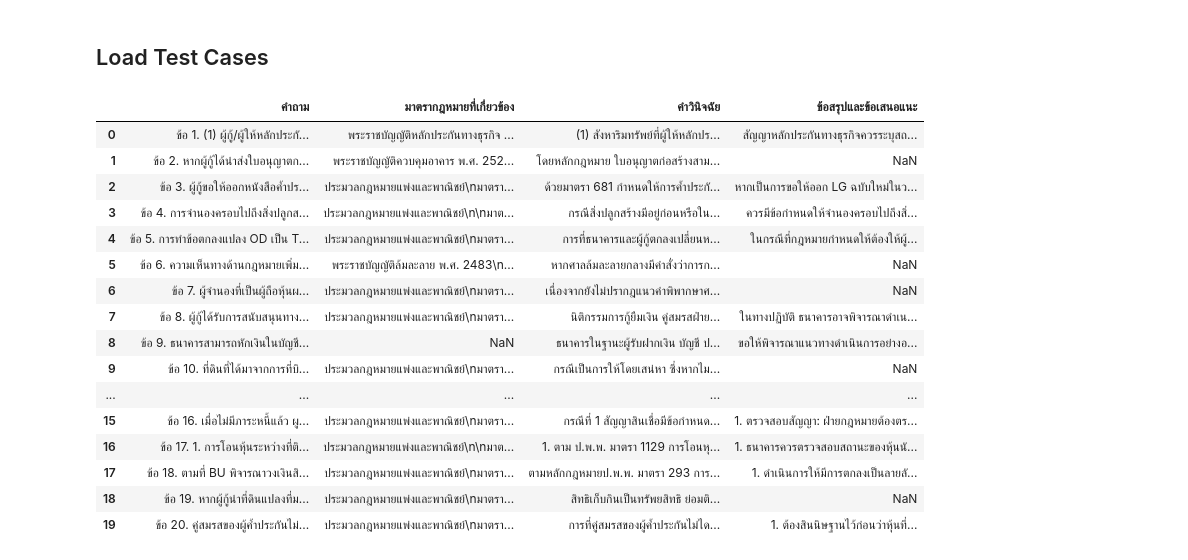
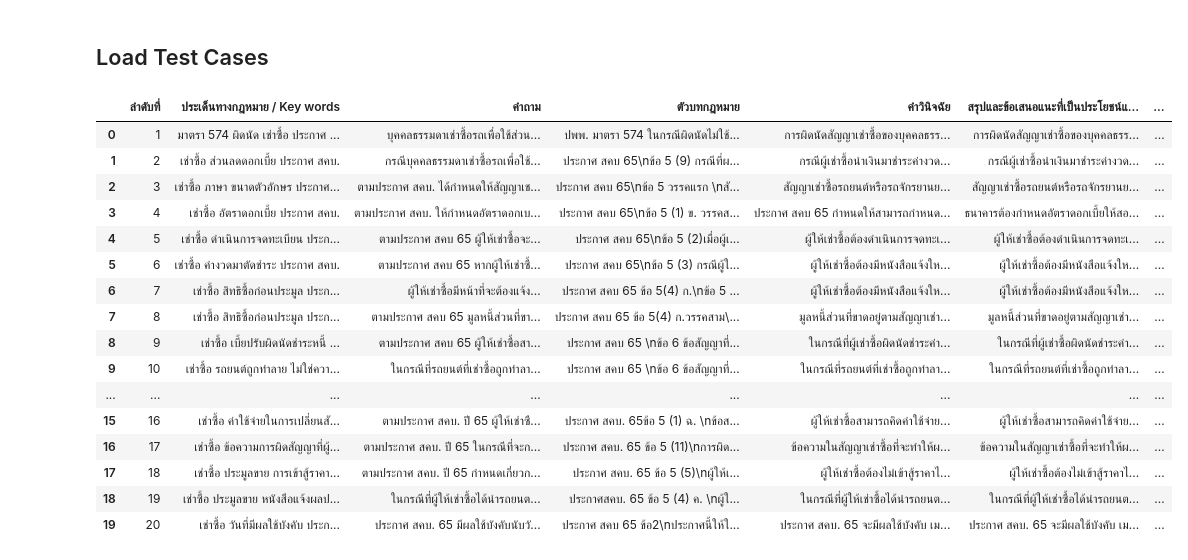
Before and after one commit to rit1217/Study-RAG, a Jupyter notebook: gemini_file_search_local.ipynb, the cells around one changed output. Cells and saved outputs as stored; diff of their text form; code cells hidden in the pictures.

```diff
--- a/gemini_file_search_local.ipynb
+++ b/gemini_file_search_local.ipynb
@@ -439,31 +436,35 @@ gemini_fact = LLMClassifier(
 # %%
 # test_df = pd.read_excel("documents/KKP/test_cases/20260212_Deposit_RAG_Test_Cases.xlsx",
 #                         sheet_name="Legal Analysis to BU",
 #                         skiprows=[0, 2])
 
-test_df = pd.read_excel("documents/KKP/test_cases/20260213_Lending_RAG_Test_Cases.xlsx",
-                        sheet_name="Sheet1",
-)
+# test_df = pd.read_excel("documents/KKP/test_cases/20260213_Lending_RAG_Test_Cases.xlsx",
+#                         sheet_name="Sheet1",
+# )
+
+test_df = pd.read_excel("documents/KKP/test_cases/20260220_HP_RAG_Test_Cases.xlsx",
+                        sheet_name="เช่าซื้อ",
+                        skiprows=[0])
 
 test_df
 # %% [output]
-|  | คำถาม | มาตรากฎหมายที่เกี่ยวข้อง | คำวินิจฉัย | ข้อสรุปและข้อเสนอแนะ |
-| 0 | ข้อ 1. (1) ผู้กู้/ผู้ให้หลักประกั... | พระราชบัญญัติหลักประกันทางธุรกิจ ... | (1) สังหาริมทรัพย์ที่ผู้ให้หลักปร... | สัญญาหลักประกันทางธุรกิจควรระบุสถ... |
-| 1 | ข้อ 2. หากผู้กู้ได้นำส่งใบอนุญาตก... | พระราชบัญญัติควบคุมอาคาร พ.ศ. 252... | โดยหลักกฎหมาย ใบอนุญาตก่อสร้างสาม... | NaN |
-| 2 | ข้อ 3. ผู้กู้ขอให้ออกหนังสือค้ำปร... | ประมวลกฎหมายแพ่งและพาณิชย์\nมาตรา... | ด้วยมาตรา 681 กำหนดให้การค้ำประกั... | หากเป็นการขอให้ออก LG ฉบับใหม่ในว... |
-| 3 | ข้อ 4. การจำนองครอบไปถึงสิ่งปลูกส... | ประมวลกฎหมายแพ่งและพาณิชย์\n\nมาต... | กรณีสิ่งปลูกสร้างมีอยู่ก่อนหรือใน... | ควรมีข้อกำหนดให้จำนองครอบไปถึงสิ่... |
-| 4 | ข้อ 5. การทำข้อตกลงแปลง OD เป็น T... | ประมวลกฎหมายแพ่งและพาณิชย์\nมาตรา... | การที่ธนาคารและผู้กู้ตกลงเปลี่ยนห... | ในกรณีที่กฎหมายกำหนดให้ต้องให้ผู้... |
-| 5 | ข้อ 6. ความเห็นทางด้านกฎหมายเพิ่ม... | พระราชบัญญัติล้มละลาย พ.ศ. 2483\n... | หากศาลล้มละลายกลางมีคำสั่งว่าการก... | NaN |
-| 6 | ข้อ 7. ผู้จำนองที่เป็นผู้ถือหุ้นผ... | ประมวลกฎหมายแพ่งและพาณิชย์\nมาตรา... | เนื่องจากยังไม่ปรากฎแนวคำพิพากษาศ... | NaN |
-| 7 | ข้อ 8. ผู้กู้ได้รับการสนับสนุนทาง... | ประมวลกฎหมายแพ่งและพาณิชย์\nมาตรา... | นิติกรรมการกู้ยืมเงิน คู่สมรสฝ่าย... | ในทางปฏิบัติ ธนาคารอาจพิจารณาดำเน... |
-| 8 | ข้อ 9. ธนาคารสามารถหักเงินในบัญชี... | NaN | ธนาคารในฐานะผู้รับฝากเงิน บัญชี ป... | ขอให้พิจารณาแนวทางดำเนินการอย่างอ... |
-| 9 | ข้อ 10. ที่ดินที่ได้มาจากการที่บิ... | ประมวลกฎหมายแพ่งและพาณิชย์\nมาตรา... | กรณีเป็นการให้โดยเสน่หา ซึ่งหากไม... | NaN |
-| ... | ... | ... | ... | ... |
-| 15 | ข้อ 16. เมื่อไม่มีภาระหนี้แล้ว ผู... | ประมวลกฎหมายแพ่งและพาณิชย์\nมาตรา... | กรณีที่ 1 สัญญาสินเชื่อมีข้อกำหนด... | 1. ตรวจสอบสัญญา: ฝ่ายกฎหมายต้องตร... |
-| 16 | ข้อ 17. 1. การโอนหุ้นระหว่างที่ติ... | ประมวลกฎหมายแพ่งและพาณิชย์\n\nมาต... | 1. ตาม ป.พ.พ. มาตรา 1129 การโอนหุ... | 1. ธนาคารควรตรวจสอบสถานะของหุ้นนั... |
-| 17 | ข้อ 18. ตามที่ BU พิจารณาวงเงินสิ... | ประมวลกฎหมายแพ่งและพาณิชย์\nมาตรา... | ตามหลักกฎหมายป.พ.พ. มาตรา 293 การ... | 1. ดำเนินการให้มีการตกลงเป็นลายลั... |
-| 18 | ข้อ 19. หากผู้กู้นำที่ดินแปลงที่ม... | ประมวลกฎหมายแพ่งและพาณิชย์\nมาตรา... | สิทธิเก็บกินเป็นทรัพยสิทธิ ย่อมติ... | NaN |
-| 19 | ข้อ 20. คู่สมรสของผู้ค้ำประกันไม่... | ประมวลกฎหมายแพ่งและพาณิชย์\nมาตรา... | การที่คู่สมรสของผู้ค้ำประกันไม่ได... | 1. ต้องสินนิษฐานไว้ก่อนว่าหุ้นที่... |
+|  | ลำดับที่ | ประเด็นทางกฎหมาย / Key words | คำถาม | ตัวบทกฎหมาย | คำวินิจฉัย | สรุปและข้อเสนอแนะที่เป็นประโยชน์แ... | ... |
+| 0 | 1 | มาตรา 574 ผิดนัด เช่าซื้อ ประกาศ ... | บุคคลธรรมดาเช่าซื้อรถเพื่อใช้ส่วน... | ปพพ. มาตรา 574 ในกรณีผิดนัดไม่ใช้... | การผิดนัดสัญญาเช่าซื้อของบุคคลธรร... | การผิดนัดสัญญาเช่าซื้อของบุคคลธรร... | ... |
+| 1 | 2 | เช่าซื้อ ส่วนลดดอกเบี้ย ประกาศ สคบ. | กรณีบุคคลธรรมดาเช่าซื้อรถเพื่อใช้... | ประกาศ สคบ 65\nข้อ 5 (9) กรณีที่ผ... | กรณีผู้เช่าซื้อนำเงินมาชำระค่างวด... | กรณีผู้เช่าซื้อนำเงินมาชำระค่างวด... | ... |
+| 2 | 3 | เช่าซื้อ ภาษา ขนาดตัวอักษร ประกาศ... | ตามประกาศ สคบ. ได้กำหนดให้สัญญาเช... | ประกาศ สคบ 65\nข้อ 5 วรรคแรก \nสั... | สัญญาเช่าซื้อรถยนต์หรือรถจักรยานย... | สัญญาเช่าซื้อรถยนต์หรือรถจักรยานย... | ... |
+| 3 | 4 | เช่าซื้อ อัตราดอกเบี้ย ประกาศ สคบ. | ตามประกาศ สคบ. ให้กำหนดอัตราดอกเบ... | ประกาศ สคบ 65\nข้อ 5 (1) ข. วรรคส... | ประกาศ สคบ 65 กำหนดให้สามารถกำหนด... | ธนาคารต้องกำหนดอัตราดอกเบี้ยให้สอ... | ... |
+| 4 | 5 | เช่าซื้อ ดําเนินการจดทะเบียน ประก... | ตามประกาศ สคบ 65 ผู้ให้เช่าซื้อจะ... | ประกาศ สคบ 65\nข้อ 5 (2)เมื่อผู้เ... | ผู้ให้เช่าซื้อต้องดําเนินการจดทะเ... | ผู้ให้เช่าซื้อต้องดําเนินการจดทะเ... | ... |
+| 5 | 6 | เช่าซื้อ ค่างวดมาตัดชำระ ประกาศ สคบ. | ตามประกาศ สคบ 65 หากผู้ให้เช่าซื้... | ประกาศ สคบ 65\nข้อ 5 (3) กรณีผู้ใ... | ผู้ให้เช่าซื้อต้องมีหนังสือแจ้งให... | ผู้ให้เช่าซื้อต้องมีหนังสือแจ้งให... | ... |
+| 6 | 7 | เช่าซื้อ สิทธิซื้อก่อนประมูล ประก... | ผู้ให้เช่าซื้อมีหน้าที่จะต้องแจ้ง... | ประกาศ สคบ 65 ข้อ 5(4) ก.\nข้อ 5 ... | ผู้ให้เช่าซื้อต้องมีหนังสือแจ้งให... | ผู้ให้เช่าซื้อต้องมีหนังสือแจ้งให... | ... |
+| 7 | 8 | เช่าซื้อ สิทธิซื้อก่อนประมูล ประก... | ตามประกาศ สคบ 65 มูลหนี้ส่วนที่ขา... | ประกาศ สคบ 65 ข้อ 5(4) ก.วรรคสาม\... | มูลหนี้ส่วนที่ขาดอยู่ตามสัญญาเช่า... | มูลหนี้ส่วนที่ขาดอยู่ตามสัญญาเช่า... | ... |
+| 8 | 9 | เช่าซื้อ เบี้ยปรับผิดนัดชำระหนี้ ... | ตามประกาศ สคบ 65 ผู้ให้เช่าซื้อสา... | ประกาศ สคบ 65 \nข้อ 6 ข้อสัญญาที่... | ในกรณีที่ผู้เช่าซื้อผิดนัดชำระค่า... | ในกรณีที่ผู้เช่าซื้อผิดนัดชำระค่า... | ... |
+| 9 | 10 | เช่าซื้อ รถยนต์ถูกทำลาย ไม่ใช่ควา... | ในกรณีที่รถยนต์ที่เช่าซื้อถูกทำลา... | ประกาศ สคบ 65 \nข้อ 6 ข้อสัญญาที่... | ในกรณีที่รถยนต์ที่เช่าซื้อถูกทำลา... | ในกรณีที่รถยนต์ที่เช่าซื้อถูกทำลา... | ... |
+| ... | ... | ... | ... | ... | ... | ... | ... |
+| 15 | 16 | เช่าซื้อ ค่าใช้จ่ายในการเปลี่ยนสั... | ตามประกาศ สคบ. ปี 65 ผู้ให้เช่าซื... | ประกาศ สคบ. 65ข้อ 5 (1) ฉ. \nข้อส... | ผู้ให้เช่าซื้อสามารถคิดค่าใช้จ่าย... | ผู้ให้เช่าซื้อสามารถคิดค่าใช้จ่าย... | ... |
+| 16 | 17 | เช่าซื้อ ข้อความการผิดสัญญาที่ผู้... | ตามประกาศ สคบ. ปี 65 ในกรณีที่จะก... | ประกาศ สคบ. 65 ข้อ 5 (11)\nการผิด... | ข้อความในสัญญาเช่าซื้อที่จะทำให้ผ... | ข้อความในสัญญาเช่าซื้อที่จะทำให้ผ... | ... |
+| 17 | 18 | เช่าซื้อ ประมูลขาย การเข้าสู้ราคา... | ตามประกาศ สคบ. ปี 65 กำหนดเกี่ยวก... | ประกาศ สคบ. 65 ข้อ 5 (5)\nผู้ให้เ... | ผู้ให้เช่าซื้อต้องไม่เข้าสู้ราคาไ... | ผู้ให้เช่าซื้อต้องไม่เข้าสู้ราคาไ... | ... |
+| 18 | 19 | เช่าซื้อ ประมูลขาย หนังสือแจ้งผลป... | ในกรณีที่ผู้ให้เช่าซื้อได้นำรถยนต... | ประกาศสคบ. 65 ข้อ 5 (4) ค. \nผู้ใ... | ในกรณีที่ผู้ให้เช่าซื้อได้นำรถยนต... | ในกรณีที่ผู้ให้เช่าซื้อได้นำรถยนต... | ... |
+| 19 | 20 | เช่าซื้อ วันที่มีผลใช้บังคับ ประก... | ประกาศ สคบ. 65 มีผลใช้บังคับนับวั... | ประกาศ สคบ 65 ข้อ2\nประกาศนี้ให้ใ... | ประกาศ สคบ. 65 จะมีผลใช้บังคับ เม... | ประกาศ สคบ. 65 จะมีผลใช้บังคับ เม... | ... |
 # %%
 # Prepare data for evaluation
 eval_data = []
```
Also changed, not shown: parts of 16 cells of this notebook, 6 other files.
